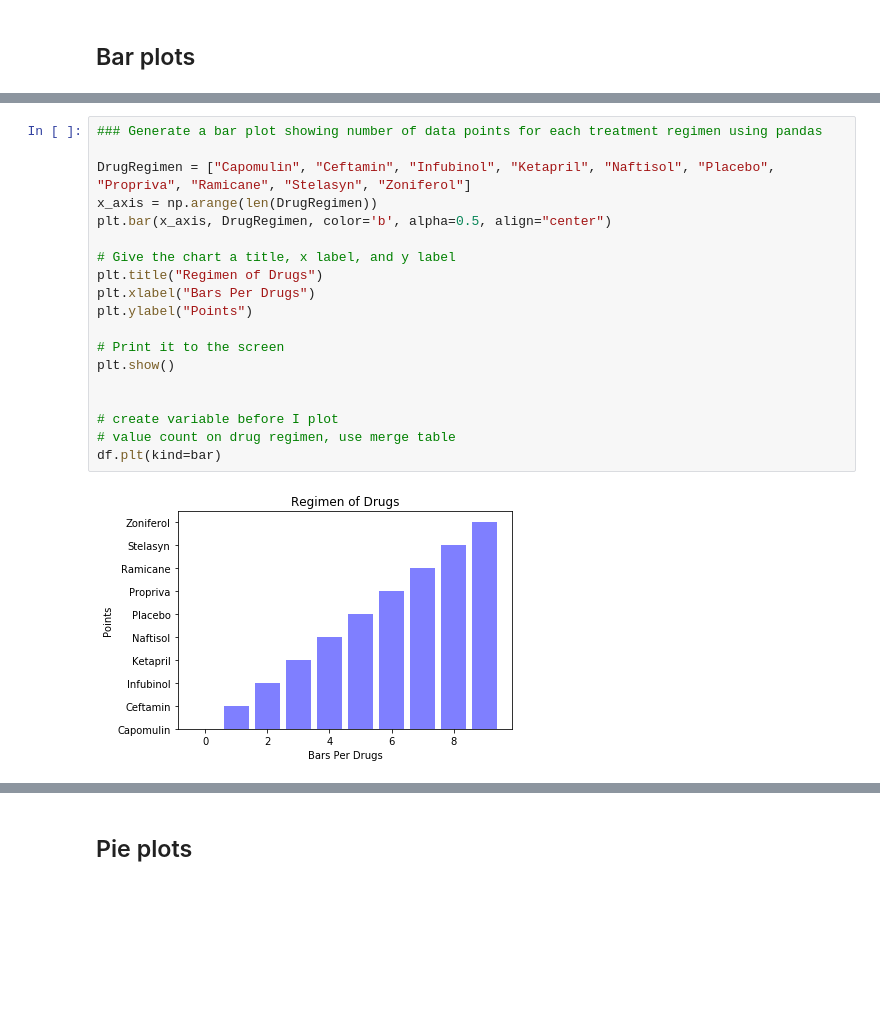
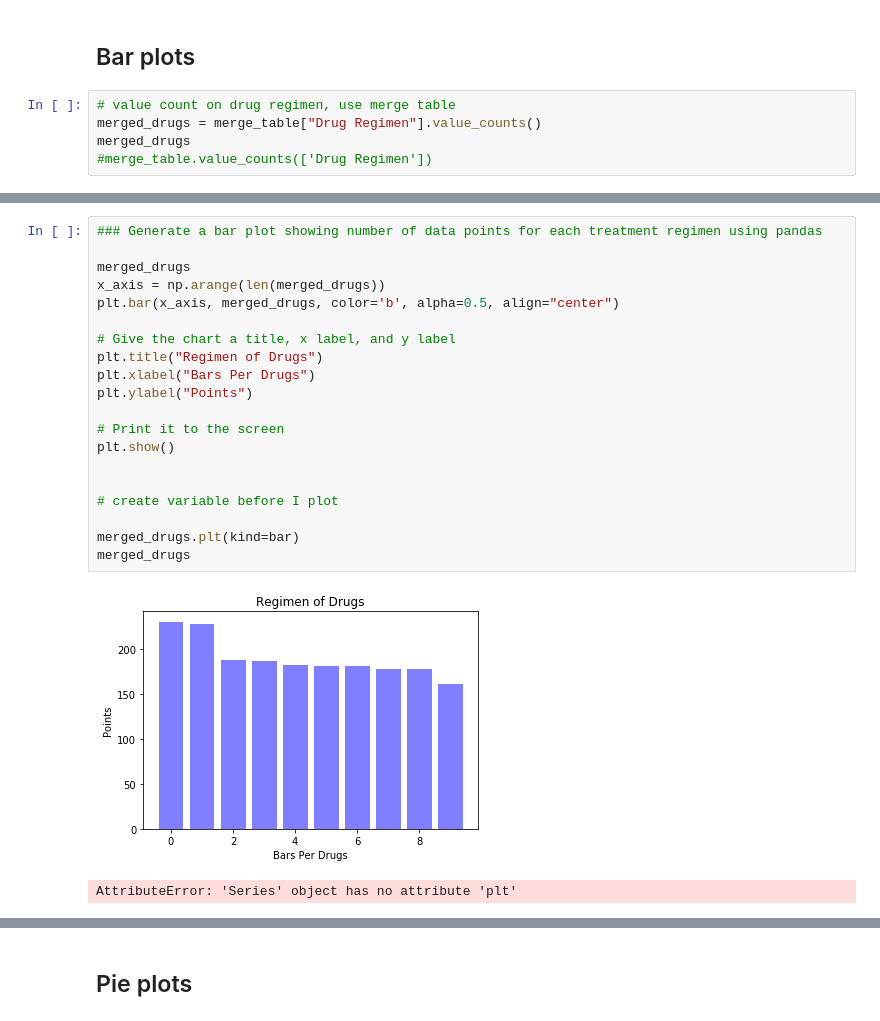
Before and after one commit to enjbaez/Matplotlib-challenge, a Jupyter notebook: Pymaceuticals/pymaceuticals_starter-Copy1.ipynb, the cells around one changed output, grey strips where cells are left out. Cells and saved outputs as stored; diff of their text form; blank space fills up the shorter version.

```diff
--- a/Pymaceuticals/pymaceuticals_starter-Copy1.ipynb
+++ b/Pymaceuticals/pymaceuticals_starter-Copy1.ipynb
@@ -69,3 +69,8 @@ some_stats
 | Zoniferol | 53.236507 | 51.818479 | 48.533355 | 6.966589 | 0.516398 |
 # %% [markdown]
 ## Bar plots
+# %%
+# value count on drug regimen, use merge table
+merged_drugs = merge_table["Drug Regimen"].value_counts()
+merged_drugs
+#merge_table.value_counts(['Drug Regimen'])
@@ -72,24 +89,26 @@ some_stats
 # %%
 ### Generate a bar plot showing number of data points for each treatment regimen using pandas
 
-DrugRegimen = ["Capomulin", "Ceftamin", "Infubinol", "Ketapril", "Naftisol", "Placebo", "Propriva", "Ramicane", "Stelasyn", "Zoniferol"]
-x_axis = np.arange(len(DrugRegimen))
-plt.bar(x_axis, DrugRegimen, color='b', alpha=0.5, align="center")
+merged_drugs
+x_axis = np.arange(len(merged_drugs))
+plt.bar(x_axis, merged_drugs, color='b', alpha=0.5, align="center")
 
 # Give the chart a title, x label, and y label
 plt.title("Regimen of Drugs")
 plt.xlabel("Bars Per Drugs")
 plt.ylabel("Points")
 
 # Print it to the screen
 plt.show()
 
 
 # create variable before I plot
-# value count on drug regimen, use merge table
-df.plt(kind=bar)
+
+merged_drugs.plt(kind=bar)
+merged_drugs
 # %% [output]
-[figure, old version]
+[figure, new version]
+AttributeError: 'Series' object has no attribute 'plt'
 # %%
 ### Generate a bar plot showing number of data points for each treatment regimen using pyplot
 
```
Also changed, not shown: parts of 4 cells of this notebook.
